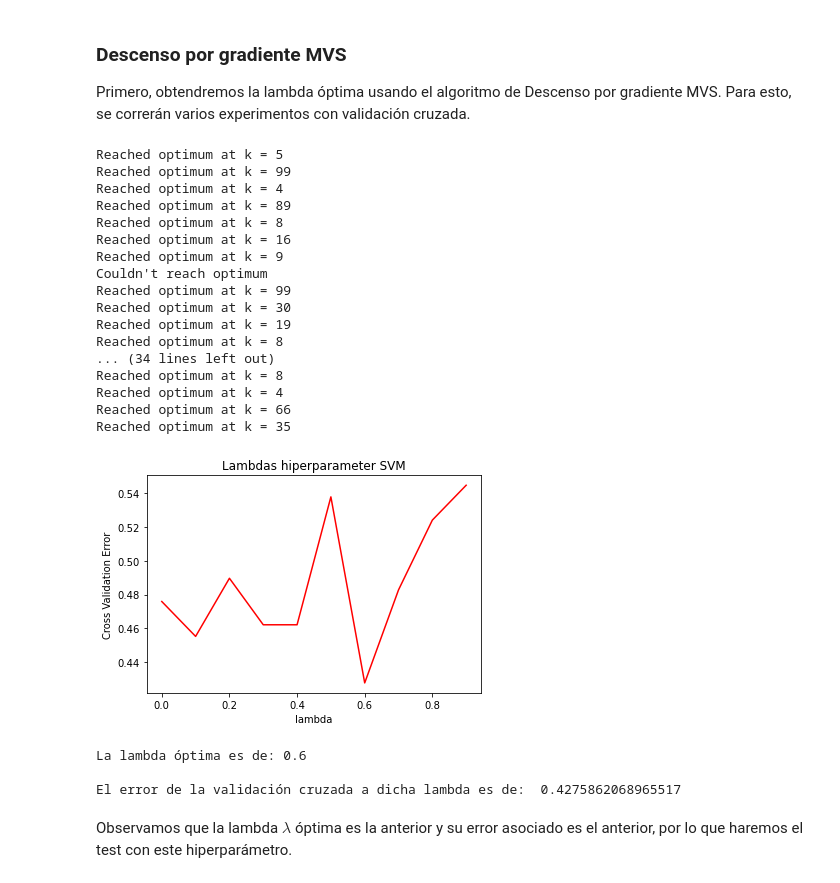
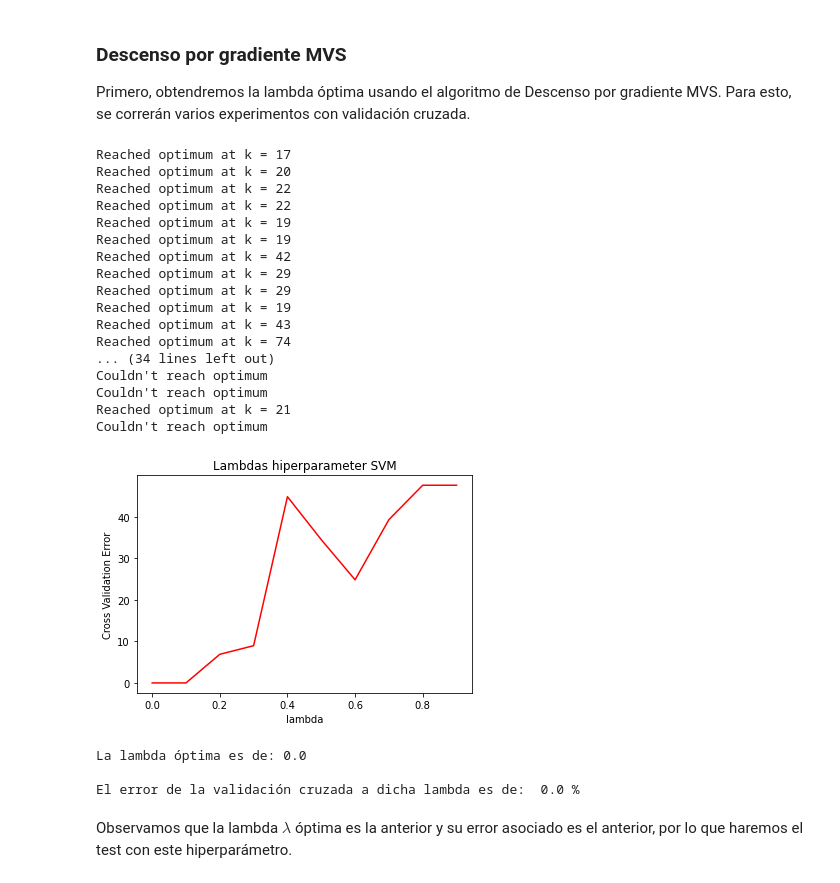
Before and after one commit to romanAVJ/MachineLearningHomeworks, a Jupyter notebook: homework2/hw2.ipynb, the cells around one changed output. Drawn from its saved outputs; the diff is of its cells as text; code cells hidden in the pictures.

```diff
--- a/homework2/hw2.ipynb
+++ b/homework2/hw2.ipynb
@@ -146,6 +146,7 @@ def test_train(split_data, i):
 def cross_validation(split_data, attributes, rho, l, tol_test, max_iter):
     kfold_error = []
     k=len(split_data)
+    vc=0
     for i in range (k):
         #split data into test and train
         test, train = test_train(split_data, i)
@@ -161,19 +162,22 @@ def cross_validation(split_data, attributes, rho, l, tol_test, max_iter):
         #training
         th, th0, k_ans = svm_gradient(x_train, y_train, rho, l, tol_test, max_iter)
 
-        #test_error
-        th = th[-1]
-        th0 = th0[-1]
-        n = len(x_test)
-        test_error = 0
-        for j in range (n):
-            test_error = test_error + abs(loss_01(th, th0, x_test[j], y_test[j]))
-        kfold_error.append(test_error/n)
+        error=0
+        for j in range(len(y_test)):
+            signo=(np.dot(x_test[j], th[k_ans])+th0[k_ans])*y_test[j]
+            if signo < 0:
+                error += 1
 
+        #truncar a solo 2 decimales
+        error = error/len(y_test)
+        error = int(error*10000)/100
 
-    kfold_error=sum(kfold_error)/k
+        vc+=error
 
-    return kfold_error
+    vc = vc/k
+    vc = int(vc*100)/100
+
+    return vc
 # %%
 def lambda_optima(df, k, attributes, rho, lambdas, tol_test, max_iter):
     split = split_data(df, k)
@@ -253,44 +266,44 @@ Primero, obtendremos la lambda óptima usando el algoritmo de Descenso por gradi
 # %%
 #set seed
 np.random.seed(1)
 
 # init
 lambdas= list(np.arange(10)/10)
 k=5
-rho_test = 0.1
+rho_test = 1
 tol_test = 1e-3
 max_iter = 100
 attributes=["petal_length", "petal_width", "class"]
 df=df.filter(attributes, axis=1)
 
 # get lambda
 lambda_opt, error_lambda=lambda_optima(df, k, attributes, rho_test, lambdas, tol_test, max_iter)
 # %% [output]
-Reached optimum at k = 5
-Reached optimum at k = 99
-Reached optimum at k = 4
-Reached optimum at k = 89
-Reached optimum at k = 8
-Reached optimum at k = 16
-Reached optimum at k = 9
+Reached optimum at k = 17
+Reached optimum at k = 20
+Reached optimum at k = 22
+Reached optimum at k = 22
+Reached optimum at k = 19
+Reached optimum at k = 19
+Reached optimum at k = 42
+Reached optimum at k = 29
+Reached optimum at k = 29
+Reached optimum at k = 19
+Reached optimum at k = 43
+Reached optimum at k = 74
+... (34 lines left out)
 Couldn't reach optimum
-Reached optimum at k = 99
-Reached optimum at k = 30
-Reached optimum at k = 19
-Reached optimum at k = 8
-... (34 lines left out)
-Reached optimum at k = 8
-Reached optimum at k = 4
-Reached optimum at k = 66
-Reached optimum at k = 35
+Couldn't reach optimum
+Reached optimum at k = 21
+Couldn't reach optimum
-[figure, old version]
+[figure, new version]
 # %%
 print("La lambda óptima es de:", lambda_opt)
-print("\nEl error de la validación cruzada a dicha lambda es de: ", error_lambda)
+print("\nEl error de la validación cruzada a dicha lambda es de: ", error_lambda, "%")
 # %% [output]
-La lambda óptima es de: 0.6
+La lambda óptima es de: 0.0
 
-El error de la validación cruzada a dicha lambda es de:  0.4275862068965517
+El error de la validación cruzada a dicha lambda es de:  0.0 %
 # %% [markdown]
 Observamos que la lambda $\lambda$ óptima es la anterior y su error asociado es el anterior, por lo que haremos el test con este hiperparámetro.
 # %% [markdown]
```
Also changed, not shown: parts of 2 cells of this notebook.
